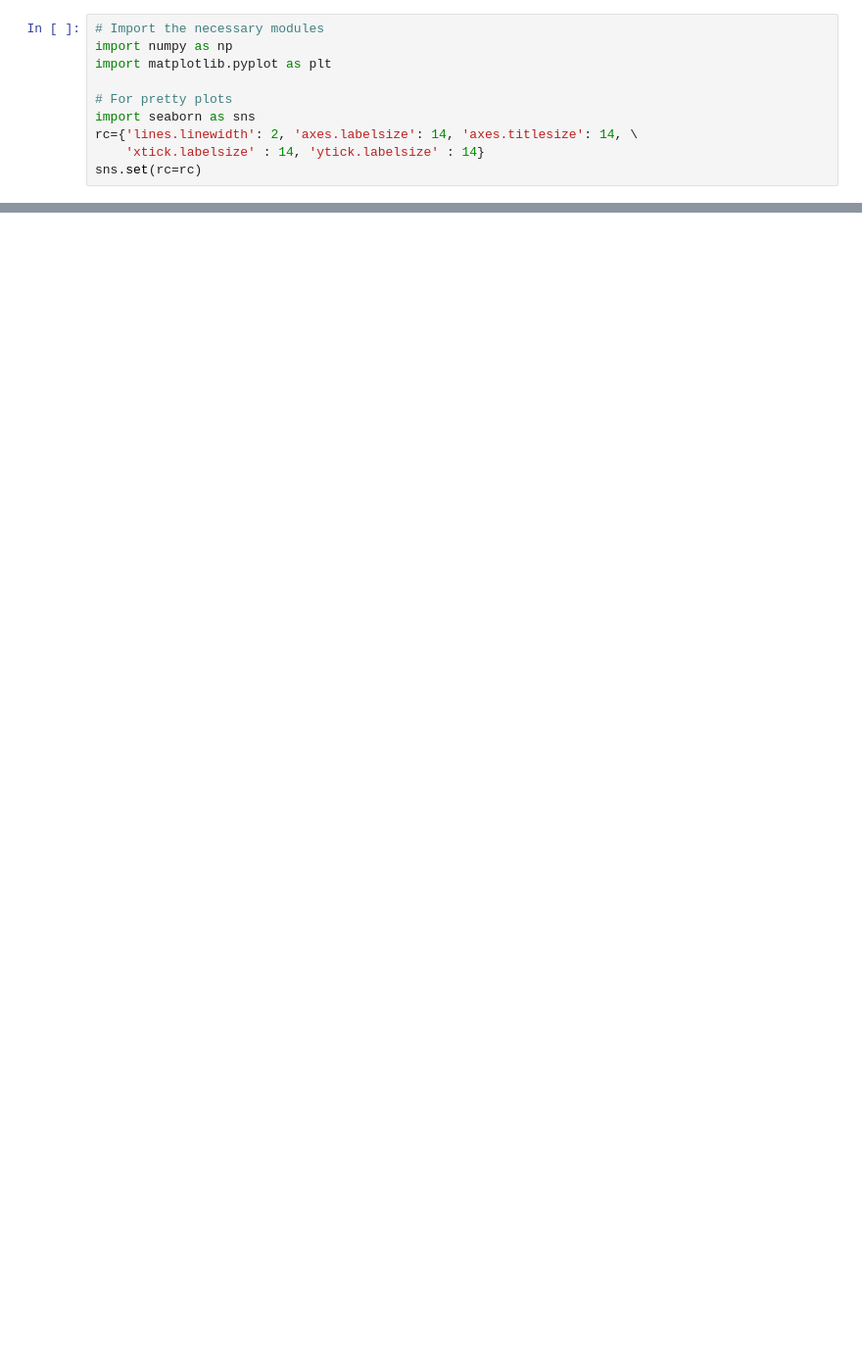
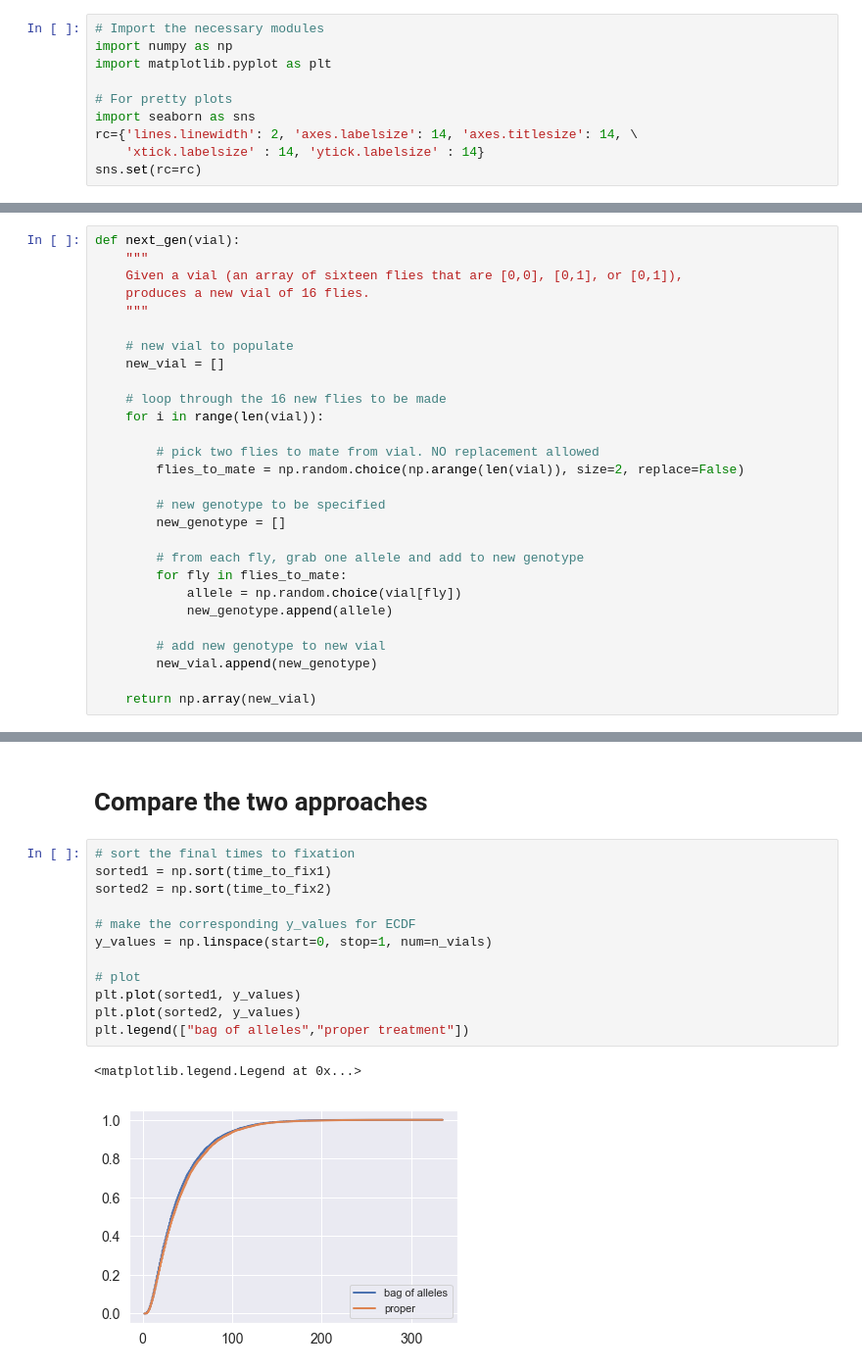
Before and after one commit to RPGroup-PBoC/be262, a Jupyter notebook: code/genetic_drift.ipynb, the cells around one changed output, grey strips where cells are left out. Shown at 98% size. Saved outputs shown, nothing was run; the diff lists cells and outputs as text; blank space fills up the shorter version.

```diff
--- a/code/genetic_drift.ipynb
+++ b/code/genetic_drift.ipynb
@@ -71,0 +73,28 @@ Text(0,0.5,'red allele frequency')
+# %%
+def next_gen(vial):
+    """
+    Given a vial (an array of sixteen flies that are [0,0], [0,1], or [0,1]),
+    produces a new vial of 16 flies.
+    """
+
+    # new vial to populate
+    new_vial = []
+
+    # loop through the 16 new flies to be made
+    for i in range(len(vial)):
+
+        # pick two flies to mate from vial. NO replacement allowed
+        flies_to_mate = np.random.choice(np.arange(len(vial)), size=2, replace=False)
+
+        # new genotype to be specified
+        new_genotype = []
+
+        # from each fly, grab one allele and add to new genotype
+        for fly in flies_to_mate:
+            allele = np.random.choice(vial[fly])
+            new_genotype.append(allele)
+
+        # add new genotype to new vial
+        new_vial.append(new_genotype)
+
+    return np.array(new_vial)
@@ -71,0 +142,17 @@ Text(0,0.5,'red allele frequency')
+# %% [markdown]
+# Compare the two approaches
+# %%
+# sort the final times to fixation
+sorted1 = np.sort(time_to_fix1)
+sorted2 = np.sort(time_to_fix2)
+
+# make the corresponding y_values for ECDF
+y_values = np.linspace(start=0, stop=1, num=n_vials)
+
+# plot
+plt.plot(sorted1, y_values)
+plt.plot(sorted2, y_values)
+plt.legend(["bag of alleles","proper treatment"])
+# %% [output]
+<matplotlib.legend.Legend at 0x...>
+[figure, added]
```
Also changed, not shown: parts of 15 cells of this notebook.
